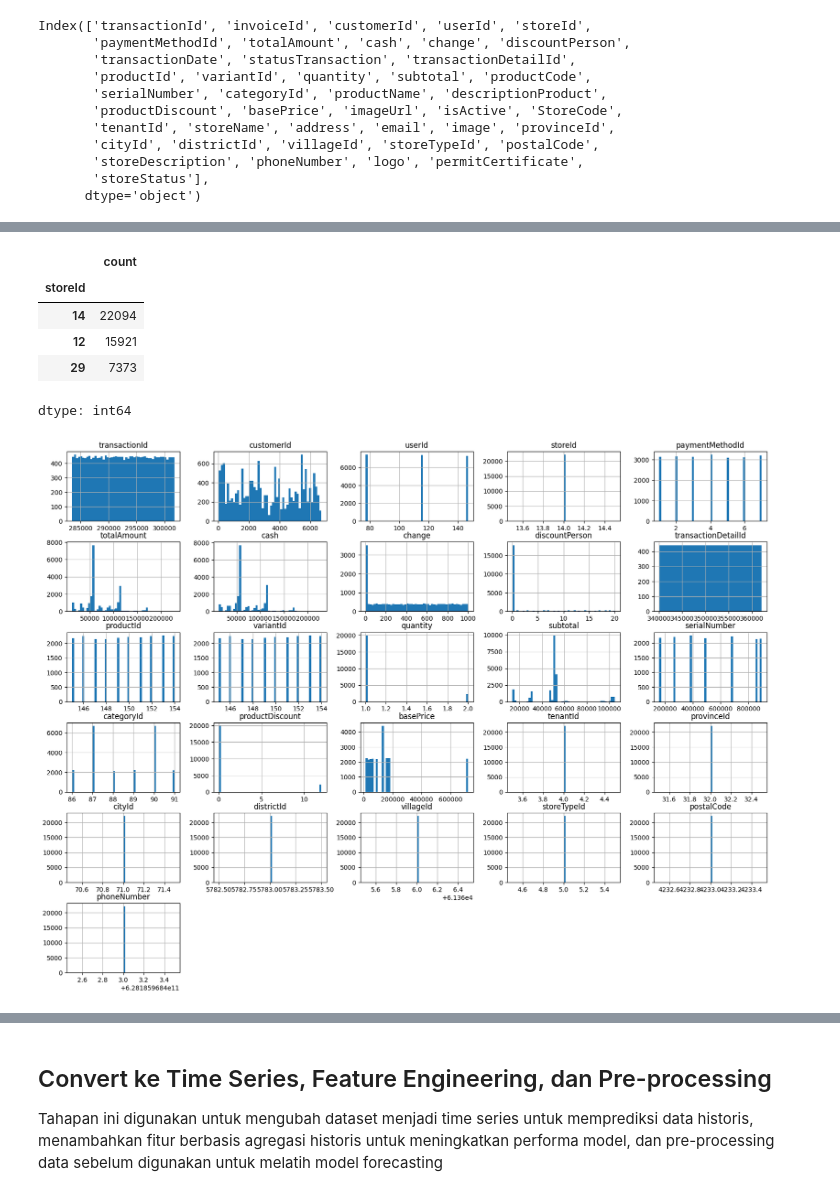
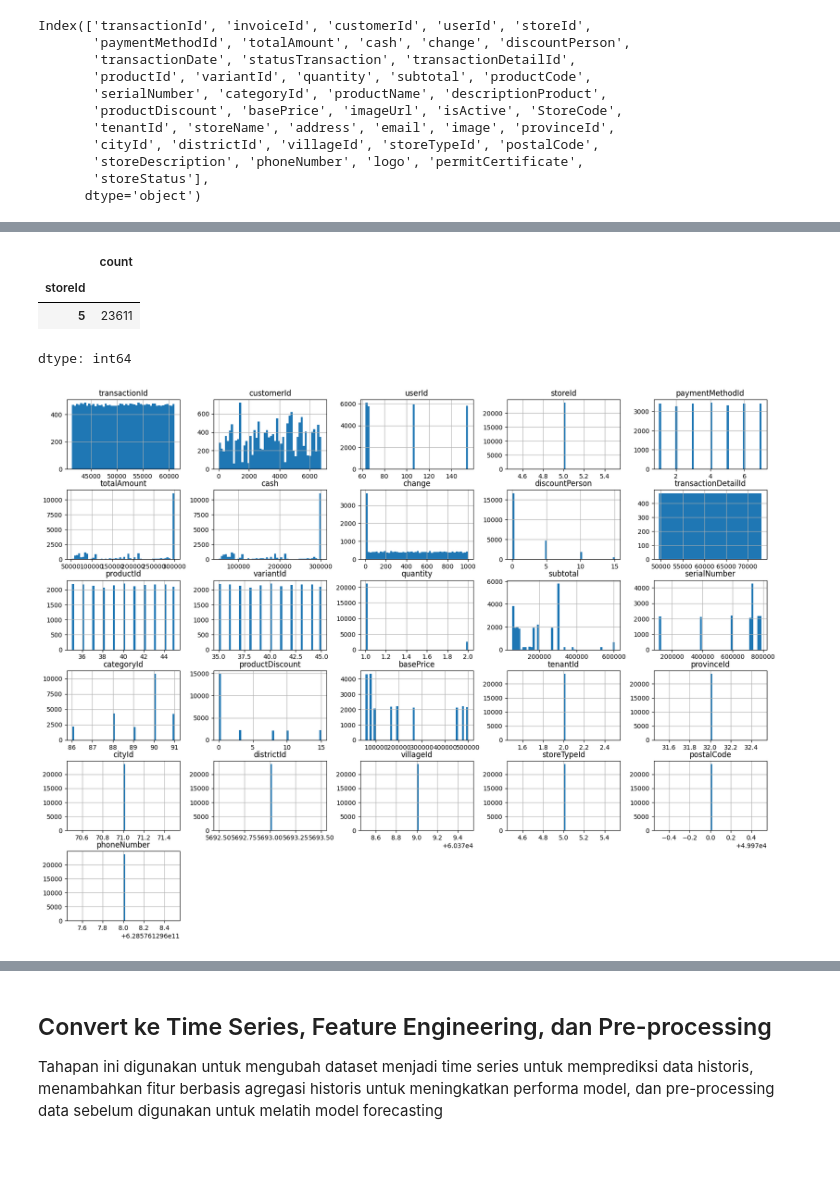
Before and after one commit to zhulkhoirrifat/nuka-pos, a Jupyter notebook: TimeSeriesPeralatanRT.ipynb, the cells around one changed output, grey strips where cells are left out. Drawn from its saved outputs; the diff is of its cells as text; code cells hidden in the pictures; blank space fills up the shorter version.

```diff
--- a/TimeSeriesPeralatanRT.ipynb
+++ b/TimeSeriesPeralatanRT.ipynb
@@ -107,5 +137,6 @@ final_df
 # %%
-final_df = final_df[final_df['storeTypeId'] == 5]
+store_type_id = 5
+final_df = final_df[final_df['storeTypeId'] == store_type_id]
 final_df
 # %% [output]
 |  | transactionId | invoiceId | customerId | userId | storeId | paymentMethodId | totalAmount | cash | ... |
@@ -126,15 +157,13 @@ final_df['storeId'].value_counts()
 # %% [output]
 |  | count |
 | storeId |  |
-| 14 | 22094 |
-| 12 | 15921 |
-| 29 | 7373 |
+| 5 | 23611 |
 dtype: int64
 # %%
-checked = final_df[final_df['storeId'] == 14]
+checked = final_df[final_df['storeId'] == 5]
 
 checked.hist(bins=50, figsize=(20, 15))
 plt.show()
 # %% [output]
-[figure, old version]
+[figure, new version]
 # %%
```
Also changed, not shown: parts of 33 cells of this notebook.
